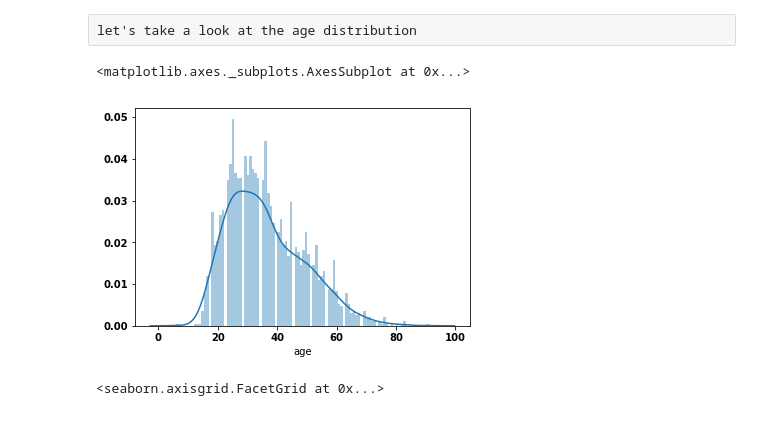
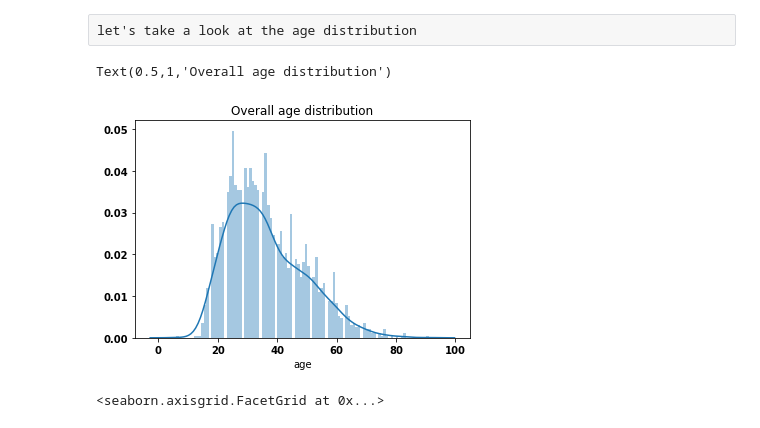
Before and after one commit to michaelzeng25/USA-shootings, a Jupyter notebook: USA shooting.ipynb, the cells around one changed output. Cells and saved outputs as stored; diff of their text form; code cells hidden in the pictures.

```diff
--- a/USA shooting.ipynb
+++ b/USA shooting.ipynb
@@ -412,9 +416,10 @@ Male is just a more violent creature.
 let's take a look at the age distribution
 # %%
 sns.distplot(pk['age'], bins=100)
+plt.title('Overall age distribution')
 # %% [output]
-<matplotlib.axes._subplots.AxesSubplot at 0x...>
+Text(0.5,1,'Overall age distribution')
-[figure, old version]
+[figure, new version]
 # %%
 g = sns.FacetGrid(pk, col='gender', size=5)
 g.map(sns.distplot, 'age')
```
Also changed, not shown: parts of 13 cells of this notebook.
